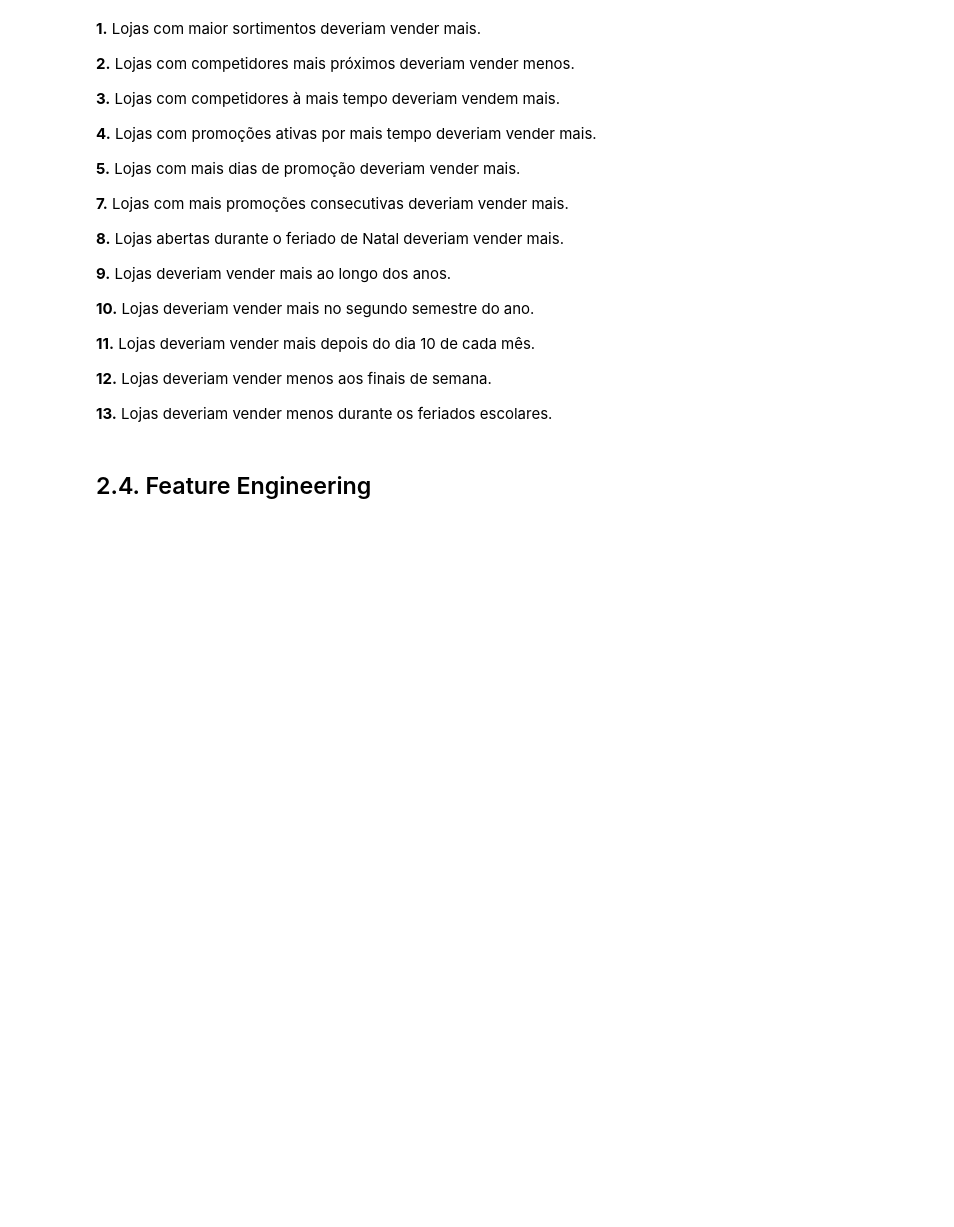
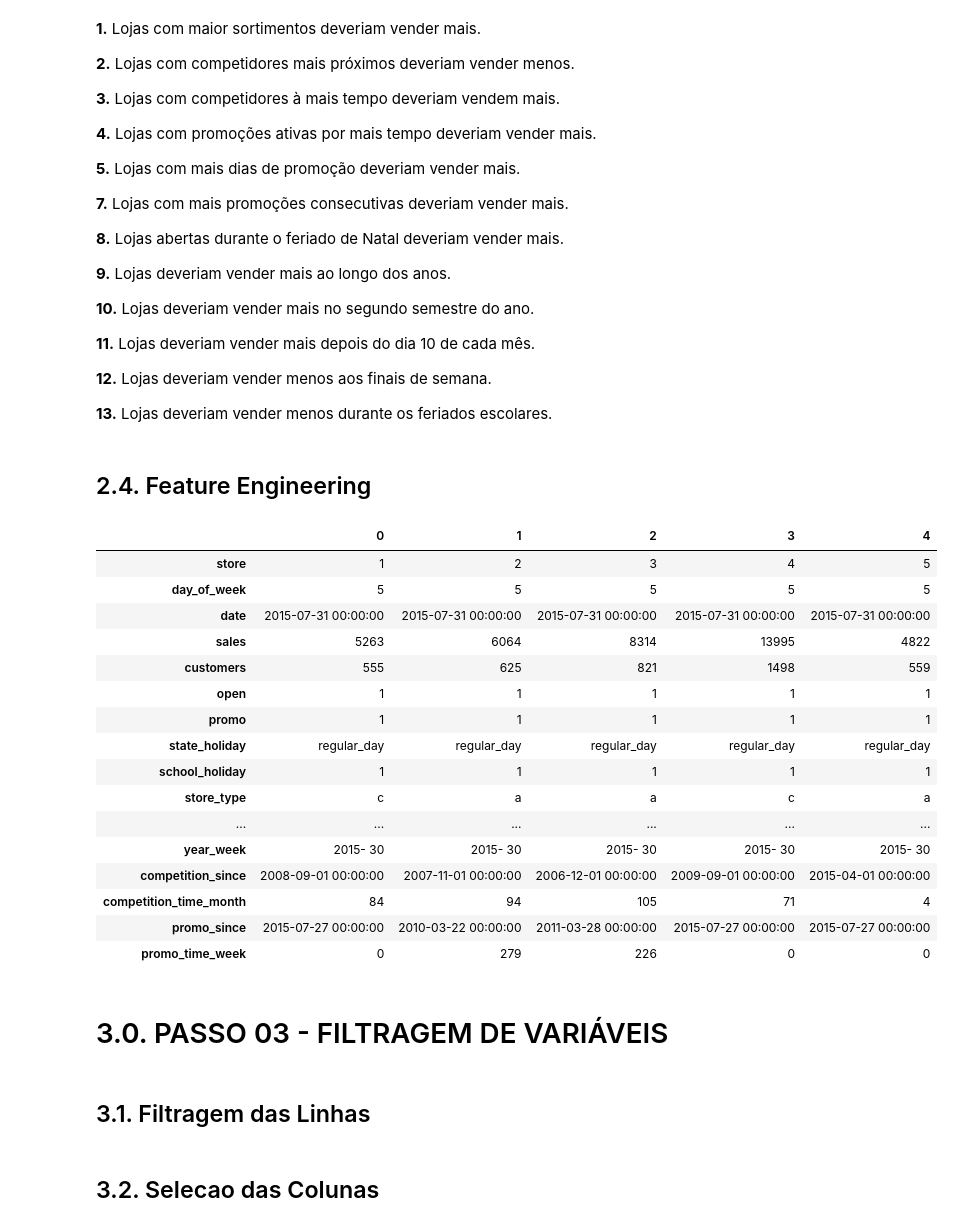
Before and after one commit to TaizAlves/DS_em_Producao, a Jupyter notebook: DS_Modulo02.ipynb, the cells around one changed output. Drawn from its saved outputs; the diff is of its cells as text; code cells hidden in the pictures; blank space fills up the shorter version.

```diff
--- a/DS_Modulo02.ipynb
+++ b/DS_Modulo02.ipynb
@@ -331,3 +332,54 @@ Image( 'img/MindMapHypothesis.png')
 ## 2.4. Feature Engineering
 # %%
 df2 = df1.copy()
+# %%
+#year
+df2['year'] = df2['date'].dt.year
+
+##month
+df2['month'] = df2['date'].dt.month
+
+## day
+df2['day'] = df2['date'].dt.day
+
+#week_of_year
+df2['week_of_year'] = df2['date'].dt.weekofyear
+
+#year_week
+df2['year_week'] = df2['date'].dt.strftime('%Y- %W')
+
+#competition_since
+df2['competition_since'] = df2.apply(lambda x: datetime.datetime( year= x['competition_open_since_year'], month= x['competition_open_since_month'], day=1), axis =1)
+df2['competition_time_month'] = ((df2['date'] - df2['competition_since'])/30).apply(lambda x: x.days).astype (np.int64)
+#promo since
+df2['promo_since'] = df2['promo2_since_year'].astype(str) + '-'+ df2['promo2_since_week'].astype(str)
+df2['promo_since'] = df2['promo_since'].apply(lambda x: datetime.datetime.strptime( x + '-1', '%Y-%W-%w') - datetime.timedelta( days =7))
+df2['promo_time_week'] = ((df2['date'] - df2['promo_since'])/7).apply(lambda x: x.days).astype( np.int64 )
+
+# assortment
+df2['assortment'] = df2['assortment'].apply( lambda x: 'basic' if x == 'a' else 'extra' if x == 'b' else 'extended' )
+
+# state holiday
+df2['state_holiday'] = df2['state_holiday'].apply( lambda x: 'public_holiday' if x == 'a' else 'easter_holiday' if x == 'b' else 'christmas' if x == 'c' else 'regular_day' )
+# %%
+df2.head().T
+# %% [output]
+|  | 0 | 1 | 2 | 3 | 4 |
+| store | 1 | 2 | 3 | 4 | 5 |
+| day_of_week | 5 | 5 | 5 | 5 | 5 |
+| date | 2015-07-31 00:00:00 | 2015-07-31 00:00:00 | 2015-07-31 00:00:00 | 2015-07-31 00:00:00 | 2015-07-31 00:00:00 |
+| sales | 5263 | 6064 | 8314 | 13995 | 4822 |
+| customers | 555 | 625 | 821 | 1498 | 559 |
+| open | 1 | 1 | 1 | 1 | 1 |
+| promo | 1 | 1 | 1 | 1 | 1 |
+| state_holiday | regular_day | regular_day | regular_day | regular_day | regular_day |
+| school_holiday | 1 | 1 | 1 | 1 | 1 |
+| store_type | c | a | a | c | a |
+| ... | ... | ... | ... | ... | ... |
+| year_week | 2015- 30 | 2015- 30 | 2015- 30 | 2015- 30 | 2015- 30 |
+| competition_since | 2008-09-01 00:00:00 | 2007-11-01 00:00:00 | 2006-12-01 00:00:00 | 2009-09-01 00:00:00 | 2015-04-01 00:00:00 |
+| competition_time_month | 84 | 94 | 105 | 71 | 4 |
+| promo_since | 2015-07-27 00:00:00 | 2010-03-22 00:00:00 | 2011-03-28 00:00:00 | 2015-07-27 00:00:00 | 2015-07-27 00:00:00 |
+| promo_time_week | 0 | 279 | 226 | 0 | 0 |
+# %% [markdown]
+# 3.0. PASSO 03 - FILTRAGEM DE VARIÁVEIS
@@ -333,0 +388,2 @@ df2 = df1.copy()
+# %% [markdown]
+## 3.1. Filtragem das Linhas
@@ -333,0 +392,2 @@ df2 = df1.copy()
+# %% [markdown]
+## 3.2. Selecao das Colunas
```
Also changed, not shown: parts of 6 cells of this notebook.
